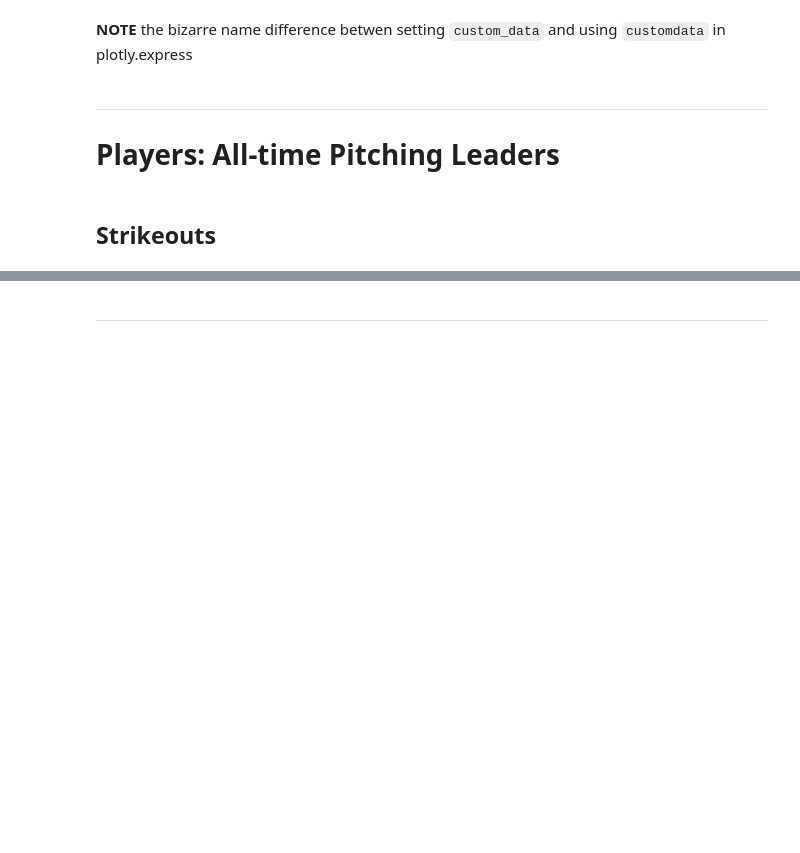
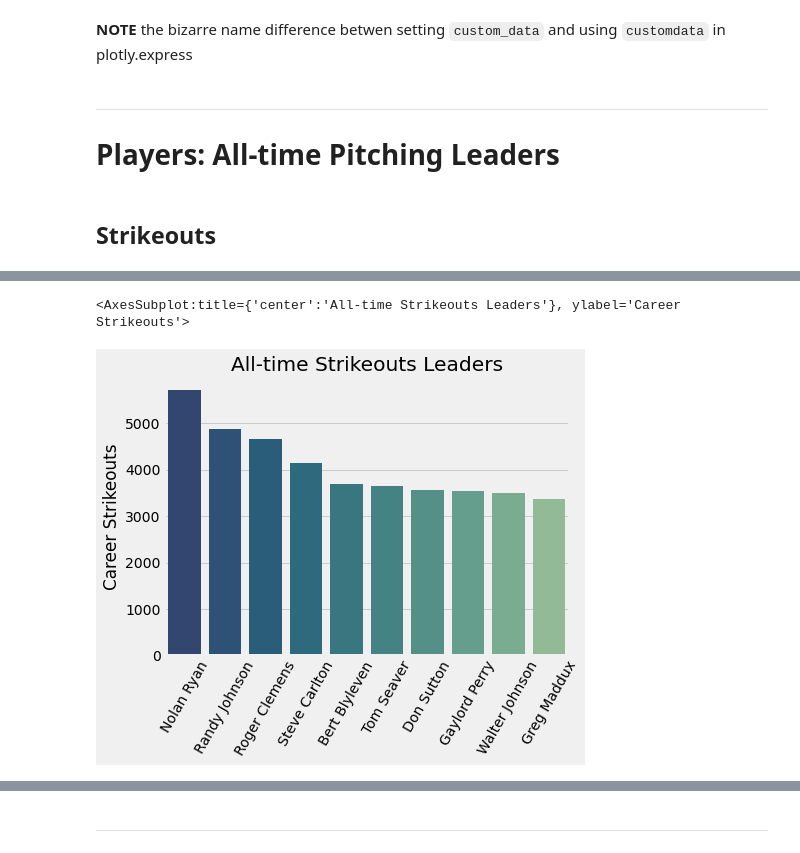
Before and after one commit to zengineering/data, a Jupyter notebook: notebooks/baseball_pitching-leaders.ipynb, the cells around one changed output, grey strips where cells are left out. Saved outputs shown, nothing was run; the diff lists cells and outputs as text; code cells hidden in the pictures; blank space fills up the shorter version.

Commit message:
pitching leaders

```diff
--- a/notebooks/baseball_pitching-leaders.ipynb
+++ b/notebooks/baseball_pitching-leaders.ipynb
@@ -156,0 +141,3 @@ _____________________________________
+# %%
+so_leaders = leaders(pitching, people_slim, "SO")
+so_leaders
@@ -156,0 +156,5 @@ _____________________________________
+# %%
+leaders_barplot_sns(so_leaders, "SO", stat_label="Strikeouts")
+# %% [output]
+<AxesSubplot:title={'center':'All-time Strikeouts Leaders'}, ylabel='Career Strikeouts'>
+[figure, added]
```
Also changed, not shown: parts of 51 cells of this notebook.
